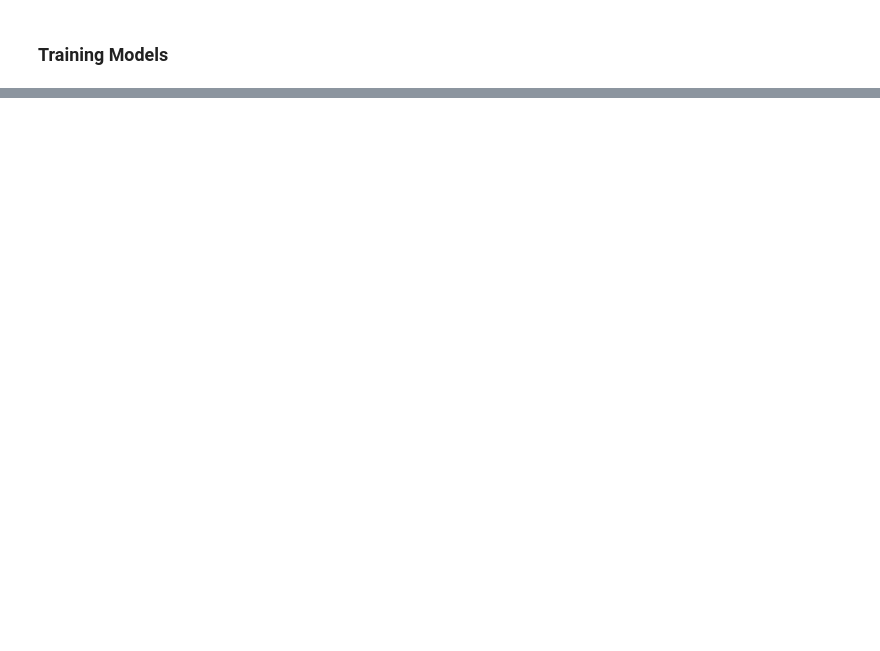
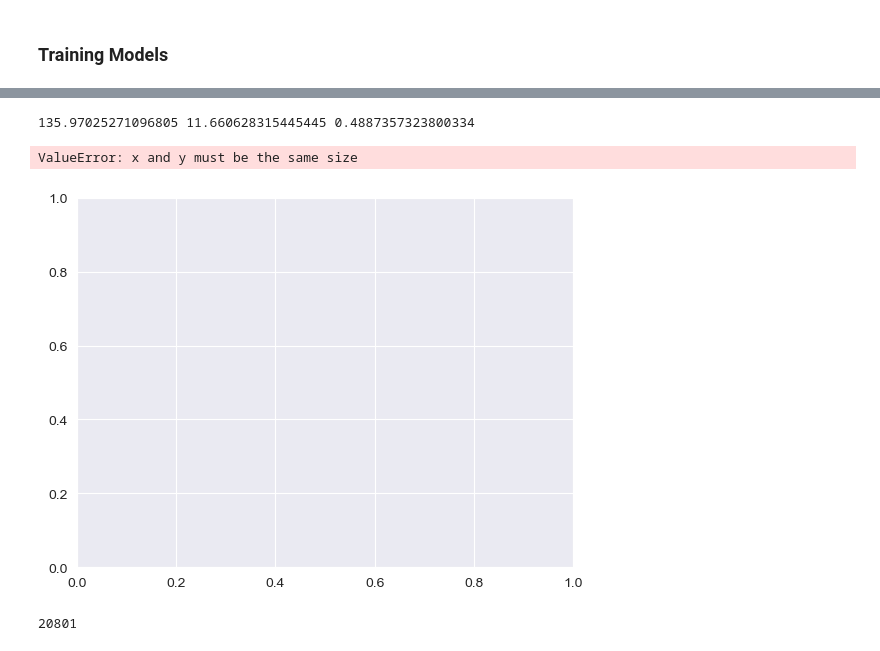
Before and after one commit to pmoll01/AA2024_Groupwork_DynamoData, a Jupyter notebook: fynn_sandbox.ipynb, the cells around one changed output, grey strips where cells are left out. Drawn from its saved outputs; the diff is of its cells as text; code cells hidden in the pictures; blank space fills up the shorter version.

```diff
--- a/fynn_sandbox.ipynb
+++ b/fynn_sandbox.ipynb
@@ -346,0 +303,76 @@ KeyError: ('hour_of_day', 'week_of_year', 'day_of_week', 'month_of_year', 'is_we
+# %%
+from sklearn.model_selection import train_test_split
+
+# Cross Validation
+# train_X, test_X, train_y, test_y = train_test_split(
+#     agg_data_import[['hour_of_day', 'day_of_week', 'week_of_year']],
+#     agg_data_import[['activeSessions_site1']], test_size=0.3)
+train_X, test_X, train_y, test_y = train_test_split(
+    agg_data_import[['hour_of_day', 'week_of_year', 'day_of_week',
+       'month_of_year', 'is_weekend']],
+    agg_data_import[['activeSessions_site1']], test_size=0.3)
+# %%
+from sklearn.preprocessing import PolynomialFeatures
+from sklearn.metrics import mean_squared_error, r2_score
+from sklearn.linear_model import Lasso
+from sklearn.preprocessing import StandardScaler
+
+# Standardize features
+scaler = StandardScaler()
+scaler.fit(train_X)  # Fit the scaler on the training data
+train_X_scaled = scaler.transform(train_X)
+test_X_scaled = scaler.transform(test_X)
+
+# Transform features
+poly = PolynomialFeatures(degree=5, include_bias=False)
+X_poly_scaled = poly.fit_transform(train_X_scaled)
+X_test_poly_scaled = poly.transform(test_X_scaled)
+
+# Regularization
+model_L1 = Lasso(alpha = 0.01, max_iter=10_000)
+# model_L1 = Lasso(alpha = 0, max_iter=10_000)
+
+model_L1.fit(X_poly_scaled, train_y)
+# Make predictions
+y_pred = model_L1.predict(X_test_poly_scaled)
+
+# Evaluation
+mse = mean_squared_error(test_y, y_pred)
+rmse = np.sqrt(mse)
+r2 = r2_score(test_y, y_pred)
+
+print(mse, rmse, r2)
+# %% [output]
+135.97025271096805 11.660628315445445 0.4887357323800334
+# %%
+import numpy as np
+
+# Wähle ein Feature für die x-Achse (z.B. hour_of_day)
+feature = 'hour_of_day'
+
+plt.scatter(train_X, train_y, color='blue', label='Train Data')
+plt.scatter(test_X, test_y, color='red', label='Test Data')
+
+# Sortiere die x-Werte des Testdatensatzes
+x_sorted = np.sort(test_X)
+
+# Erzeuge die entsprechenden sortierten Vorhersagen
+X_test_sorted = np.array(x_sorted).reshape(-1, 1) #Reshape für scikit-learn
+X_test_poly_sorted = poly.transform(X_test_sorted)
+y_pred_sorted = model.predict(X_test_poly_sorted)
+
+# Plotten der Regressionslinie mit sortierten Werten
+plt.plot(x_sorted, y_pred_sorted, color='green', label='Prediction')
+
+plt.xlabel(feature)
+plt.ylabel('activeSessions_site1')
+plt.legend()
+plt.title(f'Linear Regression with Polynomial Features for {feature}')
+plt.show()
+# %% [output]
+ValueError: x and y must be the same size
+[figure, added]
+# %%
+len(train_X)
+# %% [output]
+20801
```
Also changed, not shown: parts of 8 cells of this notebook.
